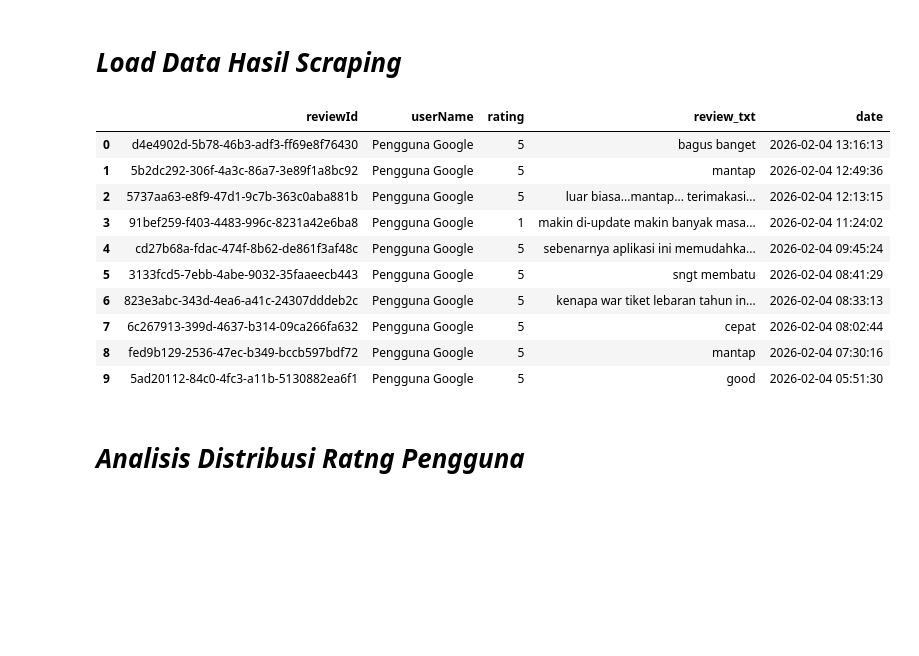
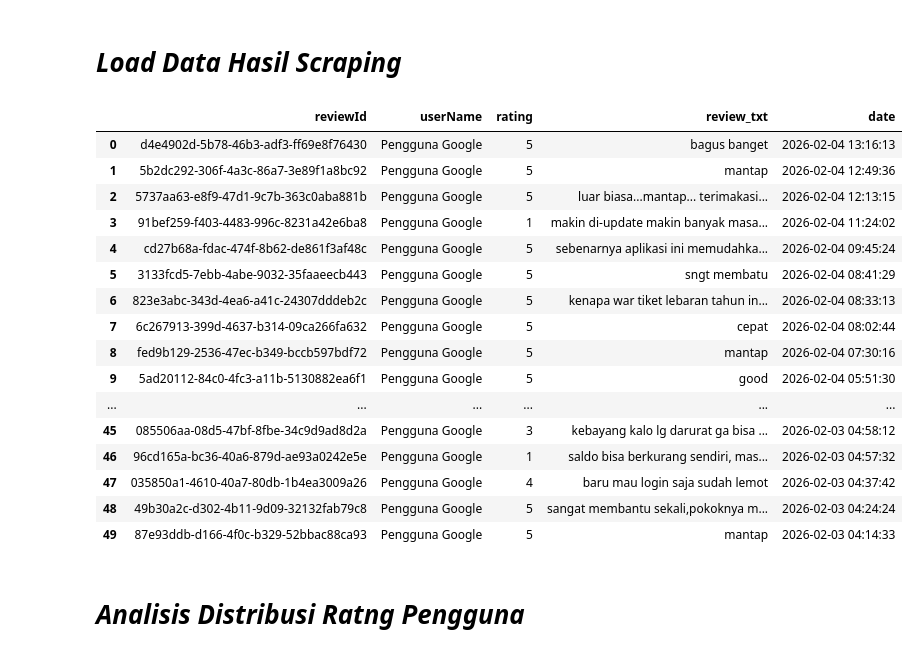
Before and after one commit to imadeardanabapeten/Analisis-Sentimen-Aplikasi-Access-by-KAI, a Jupyter notebook: Analisis_Sentimen_Access_by_KAI.ipynb, the cells around one changed output. Saved outputs shown, nothing was run; the diff lists cells and outputs as text; code cells hidden in the pictures; blank space fills up the shorter version.

```diff
--- a/Analisis_Sentimen_Access_by_KAI.ipynb
+++ b/Analisis_Sentimen_Access_by_KAI.ipynb
@@ -15,19 +21,27 @@ from sklearn.metrics import classification_report, confusion_matrix
 # ***Load Data Hasil Scraping***
 # %%
 df = pd.read_csv("hasil_scraper_ulasan_APP_1.csv")
-df.head(10)
+
+# Cek 10 data teratas
+df.head(50)
 # %% [output]
 |  | reviewId | userName | rating | review_txt | date |
 | 0 | d4e4902d-5b78-46b3-adf3-ff69e8f76430 | Pengguna Google | 5 | bagus banget | 2026-02-04 13:16:13 |
 | 1 | 5b2dc292-306f-4a3c-86a7-3e89f1a8bc92 | Pengguna Google | 5 | mantap | 2026-02-04 12:49:36 |
 | 2 | 5737aa63-e8f9-47d1-9c7b-363c0aba881b | Pengguna Google | 5 | luar biasa...mantap... terimakasi... | 2026-02-04 12:13:15 |
 | 3 | 91bef259-f403-4483-996c-8231a42e6ba8 | Pengguna Google | 1 | makin di-update makin banyak masa... | 2026-02-04 11:24:02 |
 | 4 | cd27b68a-fdac-474f-8b62-de861f3af48c | Pengguna Google | 5 | sebenarnya aplikasi ini memudahka... | 2026-02-04 09:45:24 |
 | 5 | 3133fcd5-7ebb-4abe-9032-35faaeecb443 | Pengguna Google | 5 | sngt membatu | 2026-02-04 08:41:29 |
 | 6 | 823e3abc-343d-4ea6-a41c-24307dddeb2c | Pengguna Google | 5 | kenapa war tiket lebaran tahun in... | 2026-02-04 08:33:13 |
 | 7 | 6c267913-399d-4637-b314-09ca266fa632 | Pengguna Google | 5 | cepat | 2026-02-04 08:02:44 |
 | 8 | fed9b129-2536-47ec-b349-bccb597bdf72 | Pengguna Google | 5 | mantap | 2026-02-04 07:30:16 |
 | 9 | 5ad20112-84c0-4fc3-a11b-5130882ea6f1 | Pengguna Google | 5 | good | 2026-02-04 05:51:30 |
+| ... | ... | ... | ... | ... | ... |
+| 45 | 085506aa-08d5-47bf-8fbe-34c9d9ad8d2a | Pengguna Google | 3 | kebayang kalo lg darurat ga bisa ... | 2026-02-03 04:58:12 |
+| 46 | 96cd165a-bc36-40a6-879d-ae93a0242e5e | Pengguna Google | 1 | saldo bisa berkurang sendiri, mas... | 2026-02-03 04:57:32 |
+| 47 | 035850a1-4610-40a7-80db-1b4ea3009a26 | Pengguna Google | 4 | baru mau login saja sudah lemot | 2026-02-03 04:37:42 |
+| 48 | 49b30a2c-d302-4b11-9d09-32132fab79c8 | Pengguna Google | 5 | sangat membantu sekali,pokoknya m... | 2026-02-03 04:24:24 |
+| 49 | 87e93ddb-d166-4f0c-b329-52bbac88ca93 | Pengguna Google | 5 | mantap | 2026-02-03 04:14:33 |
 # %% [markdown]
 # ***Analisis Distribusi Ratng Pengguna***
 # %%
```
Also changed, not shown: parts of 66 cells of this notebook.
